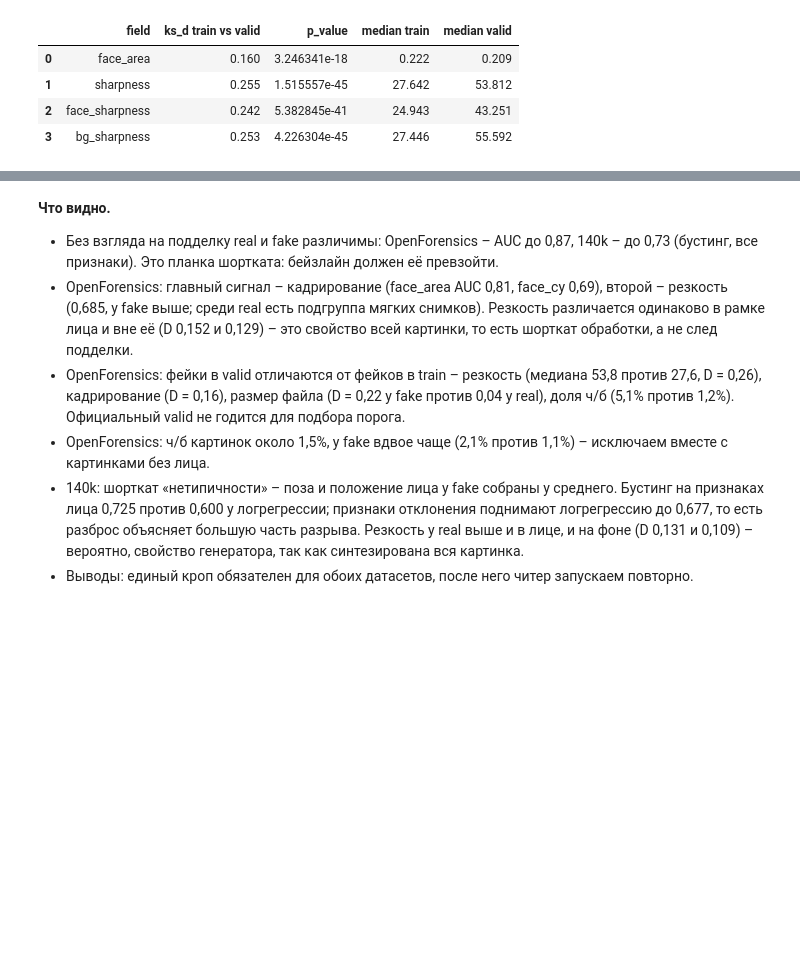
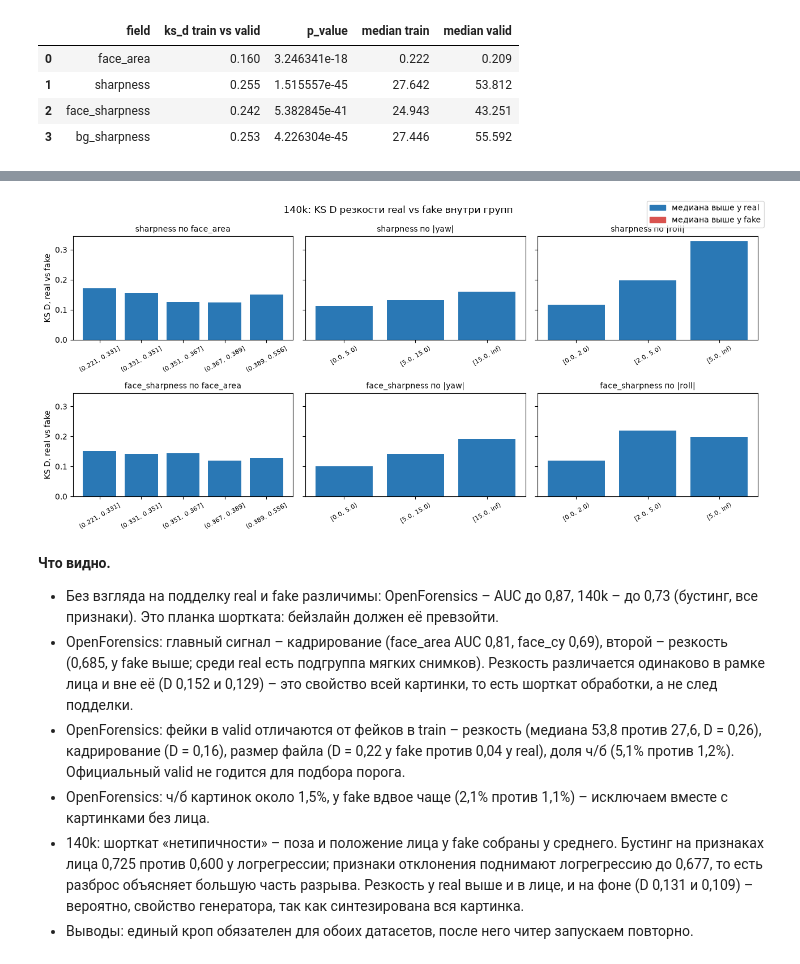
Before and after one commit to ayazvaliev/35-Deepfake-image-detection-project-HSE-26, a Jupyter notebook: notebooks/eda_140k.ipynb, the cells around one changed output, grey strips where cells are left out. Cells and saved outputs as stored; diff of their text form; code cells hidden in the pictures; blank space fills up the shorter version.

Commit message:
Допроверка 6: резкость 140k внутри групп по размеру и позе лица

```diff
--- a/notebooks/eda_140k.ipynb
+++ b/notebooks/eda_140k.ipynb
@@ -645,0 +648,14 @@ pd.DataFrame(rows)
+# %%
+from src.cheater import sharpness_by_group
+
+big = cheat[cheat["dataset"] == "140k"]
+splits = {
+    "face_area": pd.qcut(big["face_area"], 5, precision=3),
+    "|yaw|": pd.cut(big["yaw"].abs(), [0, 5, 15, np.inf], right=False),
+    "|roll|": pd.cut(big["roll"].abs(), [0, 2, 5, np.inf], right=False),
+}
+by_group = {
+    field: pd.concat({name: sharpness_by_group(big, groups, field) for name, groups in splits.items()}, names=["split", None])
+    for field in ["sharpness", "face_sharpness"]
+}
+by_group["sharpness"]
@@ -645,0 +692,13 @@ pd.DataFrame(rows)
+# %%
+valid = big[big["split"] == "valid"]
+rows = []
+for field, table in by_group.items():
+    row = {
+        "field": field,
+        "auc valid": round(roc_auc_score(valid["label"] == 0, valid[field]), 3),
+        "auc train+valid": round(roc_auc_score(big["label"] == 0, big[field]), 3),
+    }
+    for name in splits:
+        row[f"среднее по группам {name}"] = round(table.loc[name, "auc_real_sharper"].mean(), 3)
+    rows.append(row)
+pd.DataFrame(rows).set_index("field")
@@ -646,3 +710,18 @@ pd.DataFrame(rows)
+# %%
+fig, axes = plt.subplots(2, 3, figsize=(13, 6), sharey=True)
+for row, (field, table) in zip(axes, by_group.items()):
+    for ax, name in zip(row, splits):
+        part = table.loc[name]
+        ax.bar(part["group"], part["ks_d"], color=[COLORS[h] for h in part["higher"]])
+        ax.set_title(f"{field} по {name}", fontsize=10)
+        ax.tick_params(axis="x", labelrotation=30, labelsize=8)
+    row[0].set_ylabel("KS D, real vs fake")
+fig.legend(handles=[plt.Rectangle((0, 0), 1, 1, color=COLORS[c]) for c in ["real", "fake"]],
+           labels=["медиана выше у real", "медиана выше у fake"], loc="upper right")
+fig.suptitle("140k: KS D резкости real vs fake внутри групп")
+fig.tight_layout()
+# %% [output]
+[figure, added]
 # %% [markdown]
 **Что видно.**
 - Без взгляда на подделку real и fake различимы: OpenForensics – AUC до 0,87, 140k – до 0,73 (бустинг, все признаки). Это планка шортката: бейзлайн должен её превзойти.
```
Also changed, not shown: parts of 4 cells of this notebook, 1 other file.
